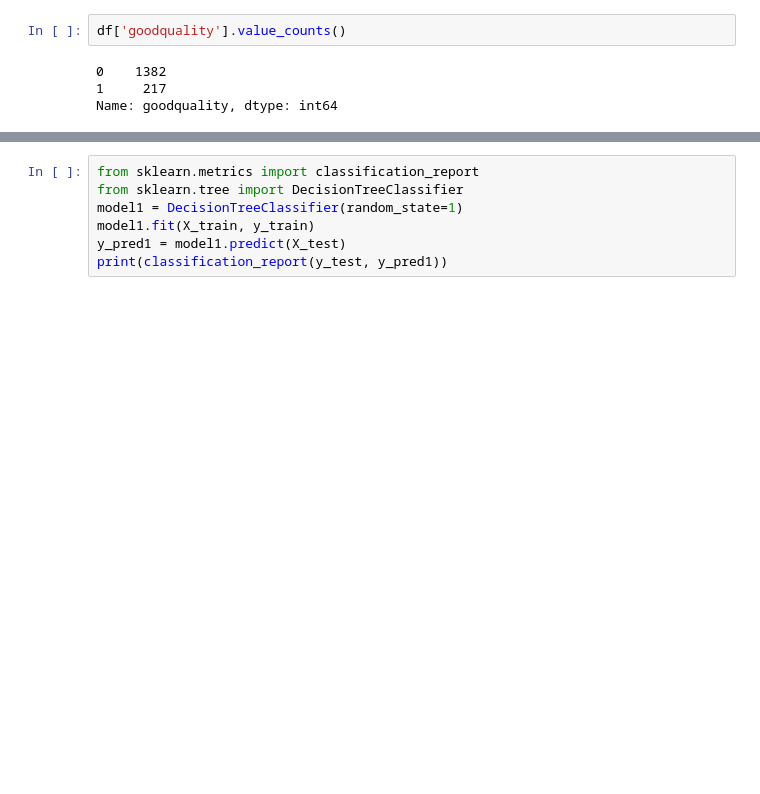
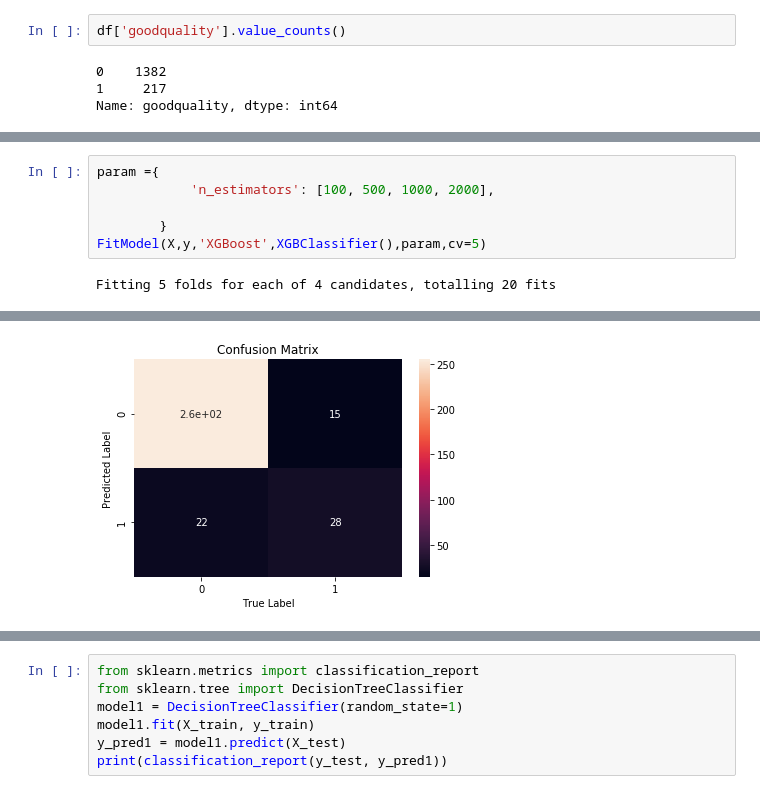
Before and after one commit to icyguy64/Red-Wine-Quality, a Jupyter notebook: notebook.ipynb, the cells around one changed output, grey strips where cells are left out. Saved outputs shown, nothing was run; the diff lists cells and outputs as text; blank space fills up the shorter version.

```diff
--- a/notebook.ipynb
+++ b/notebook.ipynb
@@ -74,0 +215,8 @@ X_train, X_test, y_train, y_test = train_test_split(X, y, test_size=.25, random_
+# %%
+param ={
+            'n_estimators': [100, 500, 1000, 2000],
+
+        }
+FitModel(X,y,'XGBoost',XGBClassifier(),param,cv=5)
+# %% [output]
+Fitting 5 folds for each of 4 candidates, totalling 20 fits
@@ -74,0 +226 @@ X_train, X_test, y_train, y_test = train_test_split(X, y, test_size=.25, random_
+[figure, added]
```
Also changed, not shown: parts of 16 cells of this notebook, 10 other files.
